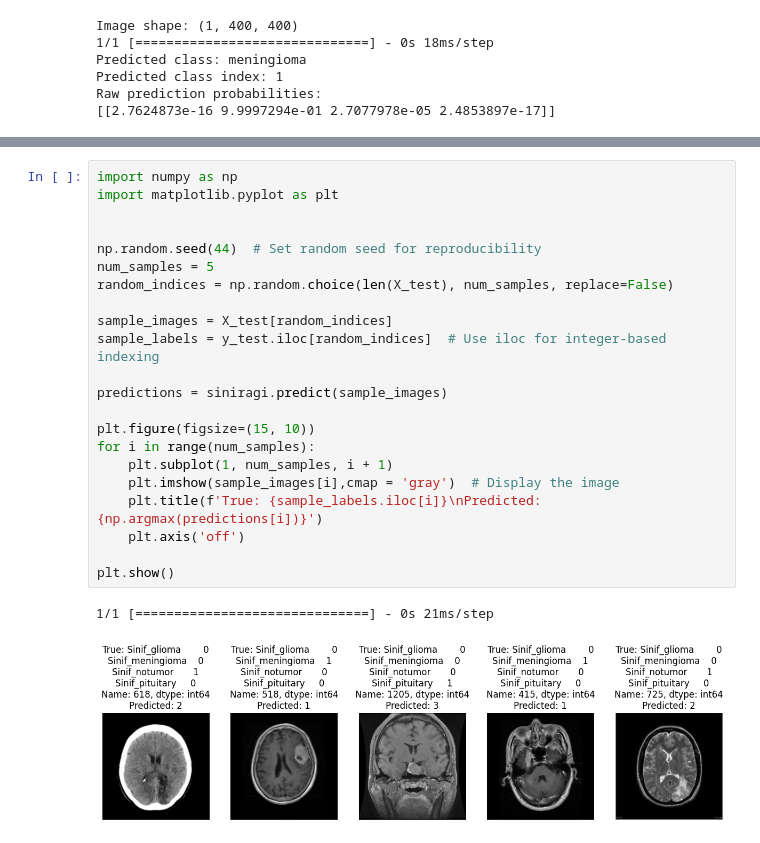
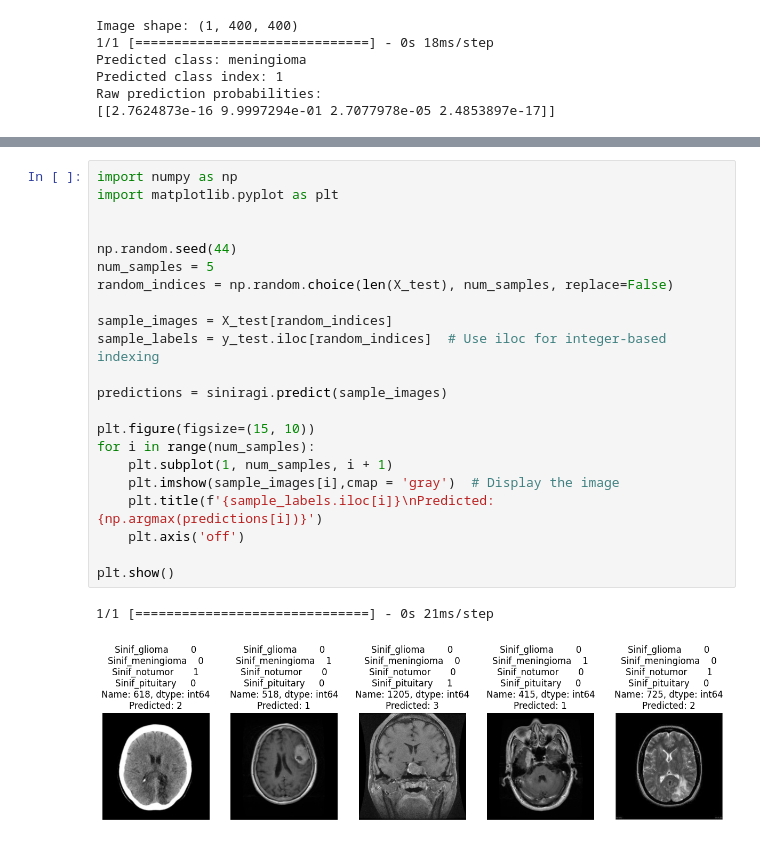
Before and after one commit to zaferkhaliqi/Teknofest-ogrenciler-ile, a Jupyter notebook: BeyinTumor.ipynb, the cells around one changed output, grey strips where cells are left out. Drawn from its saved outputs; the diff is of its cells as text.

```diff
--- a/BeyinTumor.ipynb
+++ b/BeyinTumor.ipynb
@@ -325,25 +325,25 @@ accuracy: 0.8257575631141663
 # %%
 import numpy as np
 import matplotlib.pyplot as plt
 
 
-np.random.seed(44)  # Set random seed for reproducibility
+np.random.seed(44)
 num_samples = 5
 random_indices = np.random.choice(len(X_test), num_samples, replace=False)
 
 sample_images = X_test[random_indices]
 sample_labels = y_test.iloc[random_indices]  # Use iloc for integer-based indexing
 
 predictions = siniragi.predict(sample_images)
 
 plt.figure(figsize=(15, 10))
 for i in range(num_samples):
     plt.subplot(1, num_samples, i + 1)
     plt.imshow(sample_images[i],cmap = 'gray')  # Display the image
-    plt.title(f'True: {sample_labels.iloc[i]}\nPredicted: {np.argmax(predictions[i])}')
+    plt.title(f'{sample_labels.iloc[i]}\nPredicted: {np.argmax(predictions[i])}')
     plt.axis('off')
 
 plt.show()
 # %% [output]
 1/1 [==============================] - 0s 21ms/step
-[figure, old version]
+[figure, new version]
```
Also changed, not shown: parts of 1 cell of this notebook.
